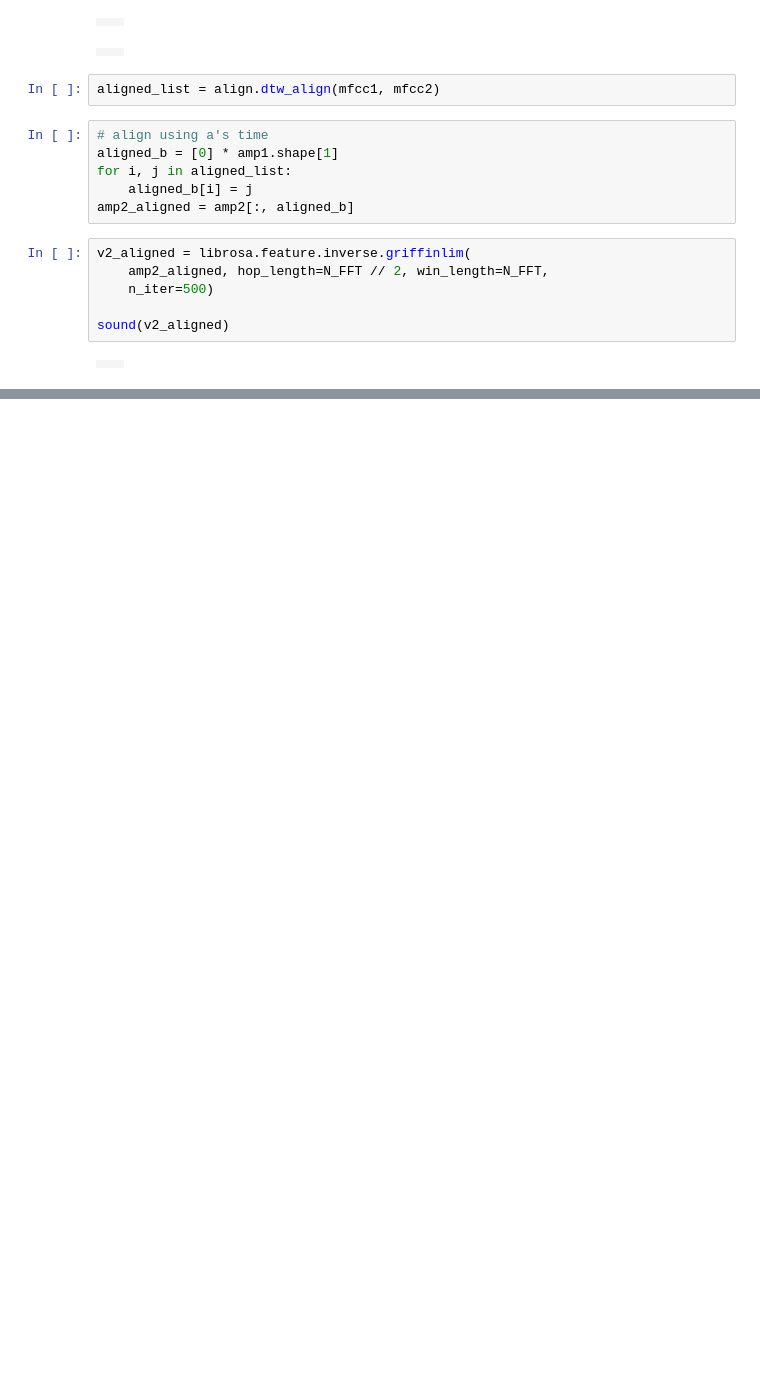
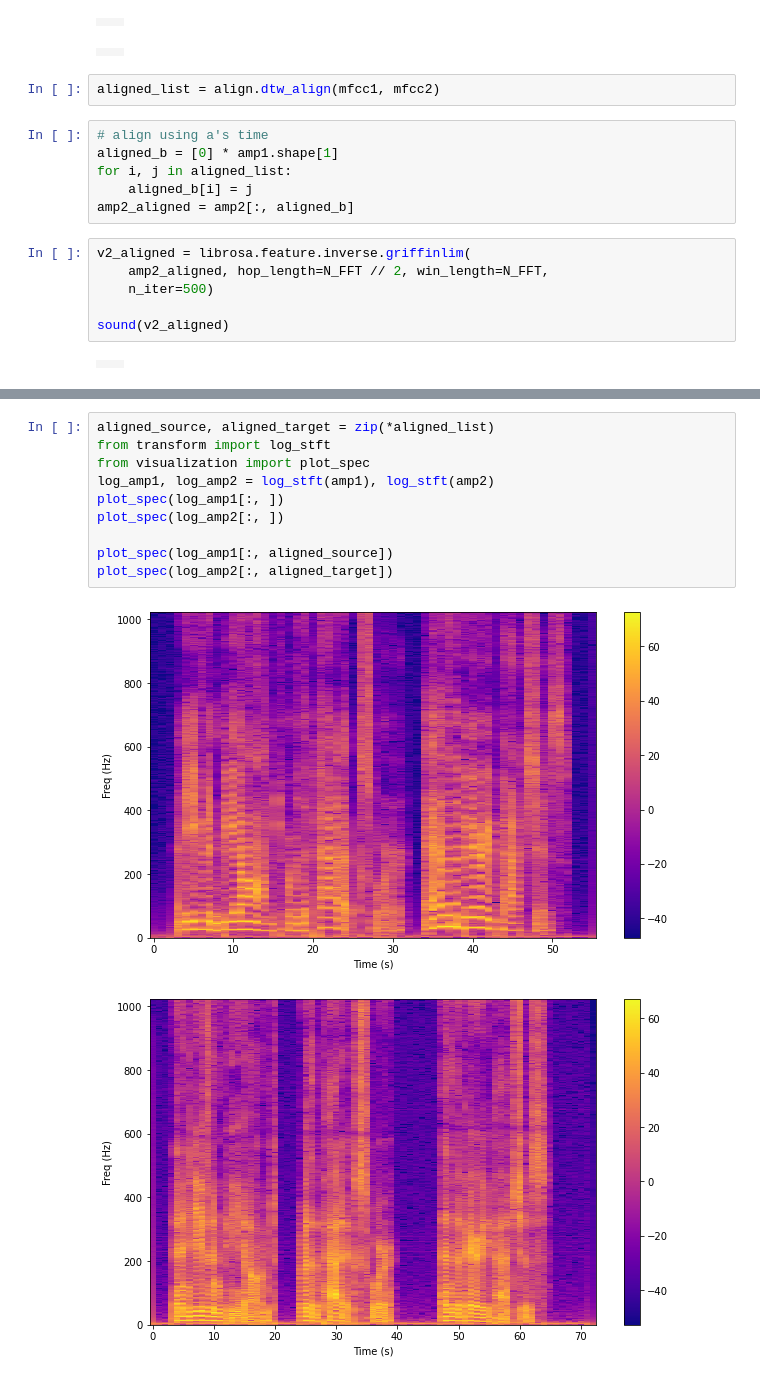
Before and after one commit to yunquian/CS-545-Project, a Jupyter notebook: test_align.ipynb, the cells around one changed output, grey strips where cells are left out. Drawn from its saved outputs; the diff is of its cells as text; blank space fills up the shorter version.

```diff
--- a/test_align.ipynb
+++ b/test_align.ipynb
@@ -91,0 +92,13 @@ sound(v)
+# %%
+aligned_source, aligned_target = zip(*aligned_list)
+from transform import log_stft
+from visualization import plot_spec
+log_amp1, log_amp2 = log_stft(amp1), log_stft(amp2)
+plot_spec(log_amp1[:, ])
+plot_spec(log_amp2[:, ])
+
+plot_spec(log_amp1[:, aligned_source])
+plot_spec(log_amp2[:, aligned_target])
+# %% [output]
+[figure, added]
+[figure, added]
```
Also changed, not shown: parts of 3 cells of this notebook, 9 other files.
